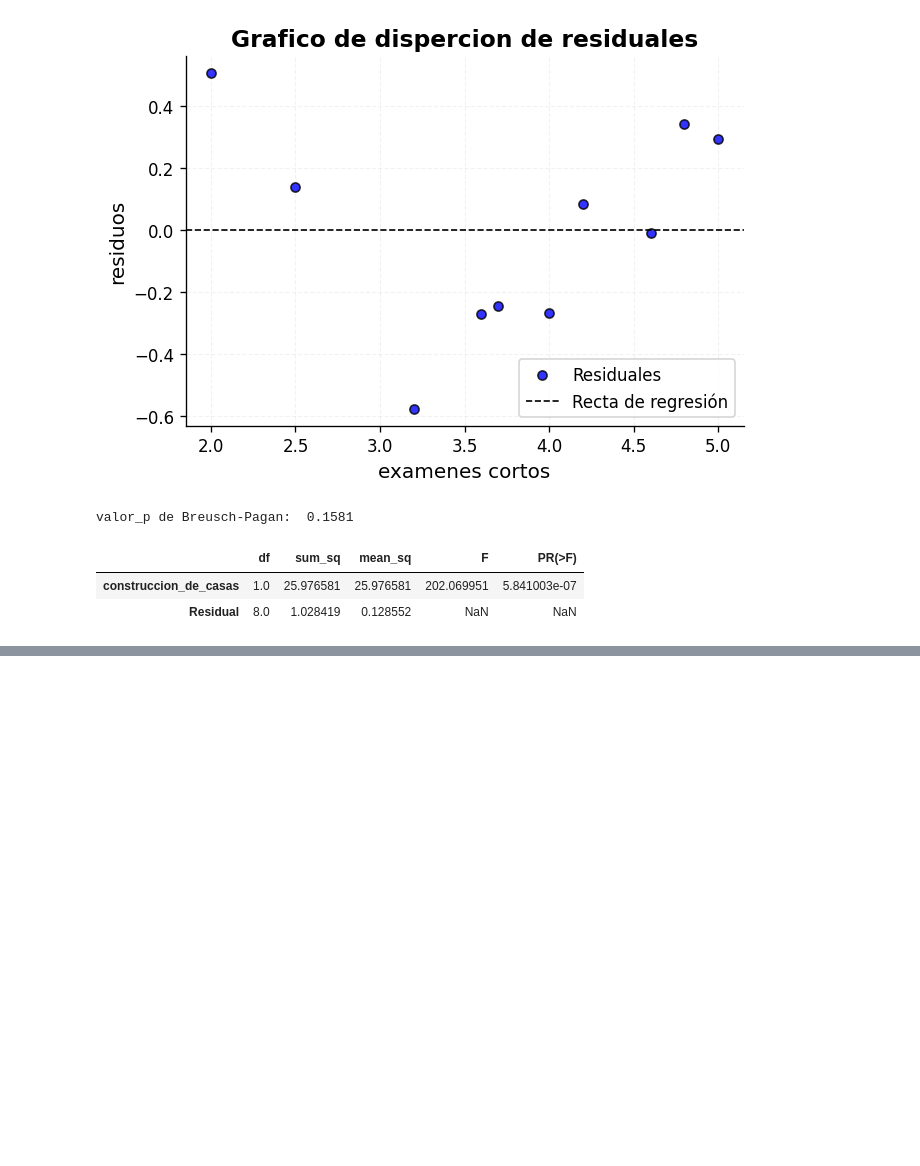
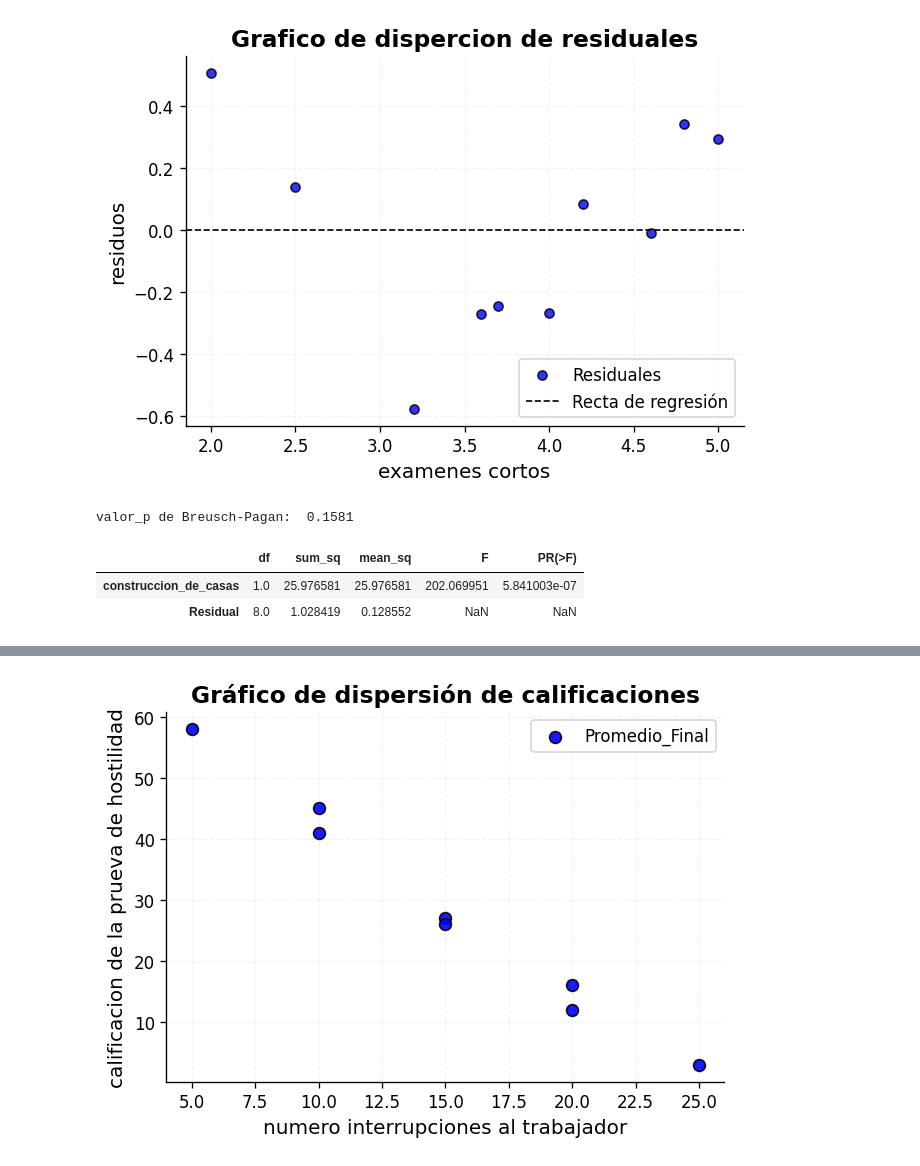
Before and after one commit to joshirdzdel-svg/estadisticainferencial2026A, a Jupyter notebook: untitled0.ipynb, the cells around one changed output, grey strips where cells are left out. Cells and saved outputs as stored; diff of their text form; code cells hidden in the pictures; blank space fills up the shorter version.

Commit message:
problemario_05/05

```diff
--- a/untitled0.ipynb
+++ b/untitled0.ipynb
@@ -1687,3 +1687,8 @@ tabla_anova
 |  | df | sum_sq | mean_sq | F | PR(>F) |
 | construccion_de_casas | 1.0 | 25.976581 | 25.976581 | 202.069951 | 5.841003e-07 |
 | Residual | 8.0 | 1.028419 | 0.128552 | NaN | NaN |
+# %%
+import pandas as pd
+link_csv = "https://raw.githubusercontent.com/joshirdzdel-svg/estadisticainferencial2026A/refs/heads/main/Problemario/problema_05"
+df = pd.read_csv(link_csv)
+df
@@ -1689,0 +1729,85 @@ tabla_anova
+# %%
+x = df["numero interrupciones al trabajador"]
+y = df['calificacion del trabajador en la prueva de hostilidad']
+# %%
+import matplotlib.pyplot as plt
+
+# --- Configuración general del gráfico ---
+plt.figure(
+    figsize=(6, 4),   # tamaño de la figura (ancho, alto) en pulgadas
+    dpi=120           # resolución del gráfico
+)
+
+# --- Gráfico de dispersión ---
+plt.scatter(
+    x, y,
+    marker="o",       # forma
+    color='blue',     # color de los puntos
+    edgecolor='black',    # borde de los puntos
+    alpha=0.9 ,           # transparencia
+    s=50,                 # tamaño de los puntos
+    label='Promedio_Final' # etiqueta para la leyenda
+)
+
+# --- Título ---
+plt.title(
+    'Gráfico de dispersión de calificaciones',
+    fontsize=14,
+    fontweight='bold'
+)
+
+# --- Etiquetas de los ejes ---
+plt.xlabel(
+    'numero interrupciones al trabajador',
+    fontsize=12
+)
+
+plt.ylabel(
+    'calificacion de la prueva de hostilidad',
+    fontsize=12
+)
+
+# --- Fuente de los ticks ---
+plt.xticks(fontsize=10)
+plt.yticks(fontsize=10)
+
+# --- Márgenes ---
+plt.margins(x=0.05, y=0.05)  # espacio extra alrededor de los datos
+plt.gca().spines['right'].set_visible(False) # derecha
+plt.gca().spines['top'].set_visible(False)   # superior
+
+# --- Cuadrícula (opcional, pero didáctica) ---
+plt.grid(
+    visible=True,
+    linestyle='--',
+    linewidth=0.7,
+    alpha=0.1,
+    color="gray"
+)
+
+# --- Leyenda ---
+plt.legend(
+    fontsize=10,
+    loc='best',
+    frameon=True
+)
+
+# --- Nota al pie ---
+plt.text(
+    0.4, -0.2,
+    '',
+    fontsize=8,
+    ha='left',
+    va='center',
+    transform=plt.gca().transAxes
+)
+
+# --- Guardar gráfico ---
+plt.savefig(
+    "grafico_dispersion.png",
+    bbox_inches='tight'
+    )
+
+plt.show()
+# %% [output]
+[figure, added]
```
Also changed, not shown: parts of 2 cells of this notebook.
